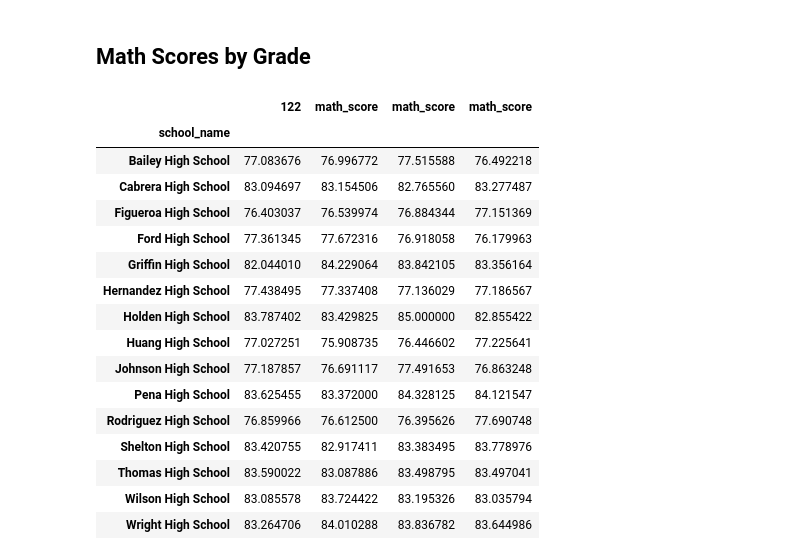
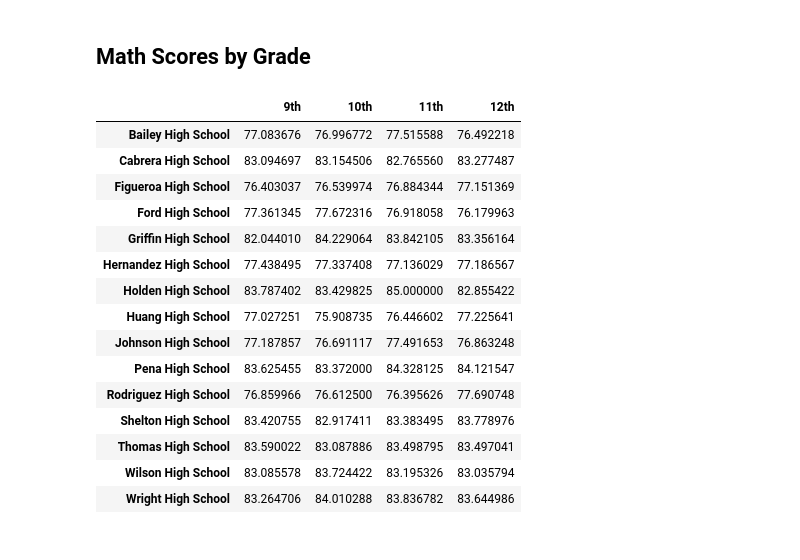
Before and after one commit to jdolinsky/pandas_challenge, a Jupyter notebook: PyCitySchools/school_stats.ipynb, the cells around one changed output. Saved outputs shown, nothing was run; the diff lists cells and outputs as text; code cells hidden in the pictures.

```diff
--- a/PyCitySchools/school_stats.ipynb
+++ b/PyCitySchools/school_stats.ipynb
@@ -217,28 +216,27 @@ bottom_schools.head(5)
 # %%
 # Separate the data by grade
 ninth_graders = df[(df["grade"] == "9th")]
 tenth_graders = df[(df["grade"] == "10th")]
 eleventh_graders = df[(df["grade"] == "11th")]
 twelfth_graders = df[(df["grade"] == "12th")]
 
 # Group by `school_name` and take the mean of the `math_score` column for each.
 ninth_grade_math_scores = ninth_graders.groupby(by='school_name')['math_score'].mean().rename("9th")
 tenth_grader_math_scores = tenth_graders.groupby(by='school_name')['math_score'].mean().rename("10th")
 eleventh_grader_math_scores = eleventh_graders.groupby(by='school_name')['math_score'].mean().rename("11th")
-twelfth_grader_math_scores = twelfth_graders.groupby(by='school_name')['math_score'].mean()
+twelfth_grader_math_scores = twelfth_graders.groupby(by='school_name')['math_score'].mean().rename("12th")
 
-# # Combine each of the scores above into single DataFrame called `math_scores_by_grade`
+# Combine each of the scores above into single DataFrame called `math_scores_by_grade`
 math_scores_by_grade = pd.concat([ninth_grade_math_scores, tenth_grader_math_scores,
                                   eleventh_grader_math_scores, twelfth_grader_math_scores], axis=1)
 
-# # Minor data wrangling
-# math_scores_by_grade.index.name = None
+# Minor data wrangling
+math_scores_by_grade.index.name = None
 
 # Display the DataFrame
 math_scores_by_grade
 # %% [output]
-|  | 122 | math_score | math_score | math_score |
-| school_name |  |  |  |  |
+|  | 9th | 10th | 11th | 12th |
 | Bailey High School | 77.083676 | 76.996772 | 77.515588 | 76.492218 |
 | Cabrera High School | 83.094697 | 83.154506 | 82.765560 | 83.277487 |
 | Figueroa High School | 76.403037 | 76.539974 | 76.884344 | 77.151369 |
```
Also changed, not shown: parts of 9 cells of this notebook.
